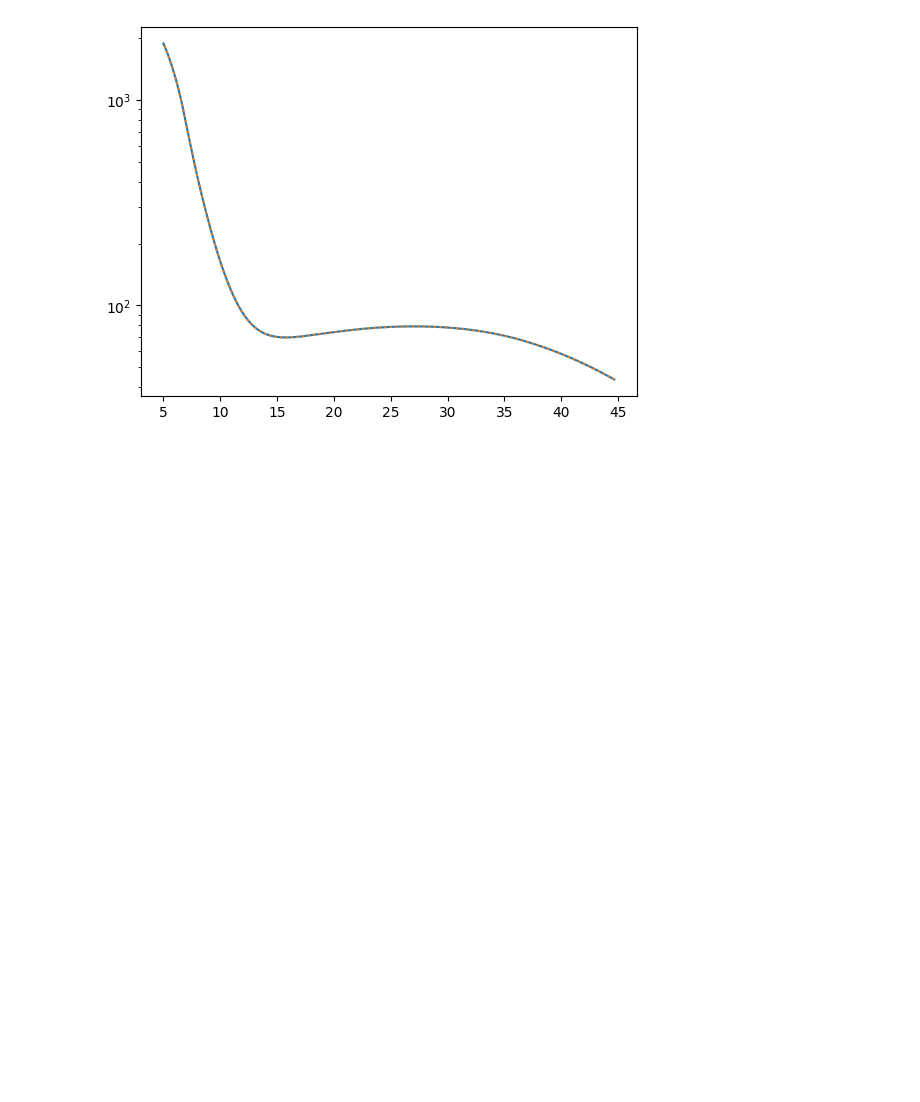
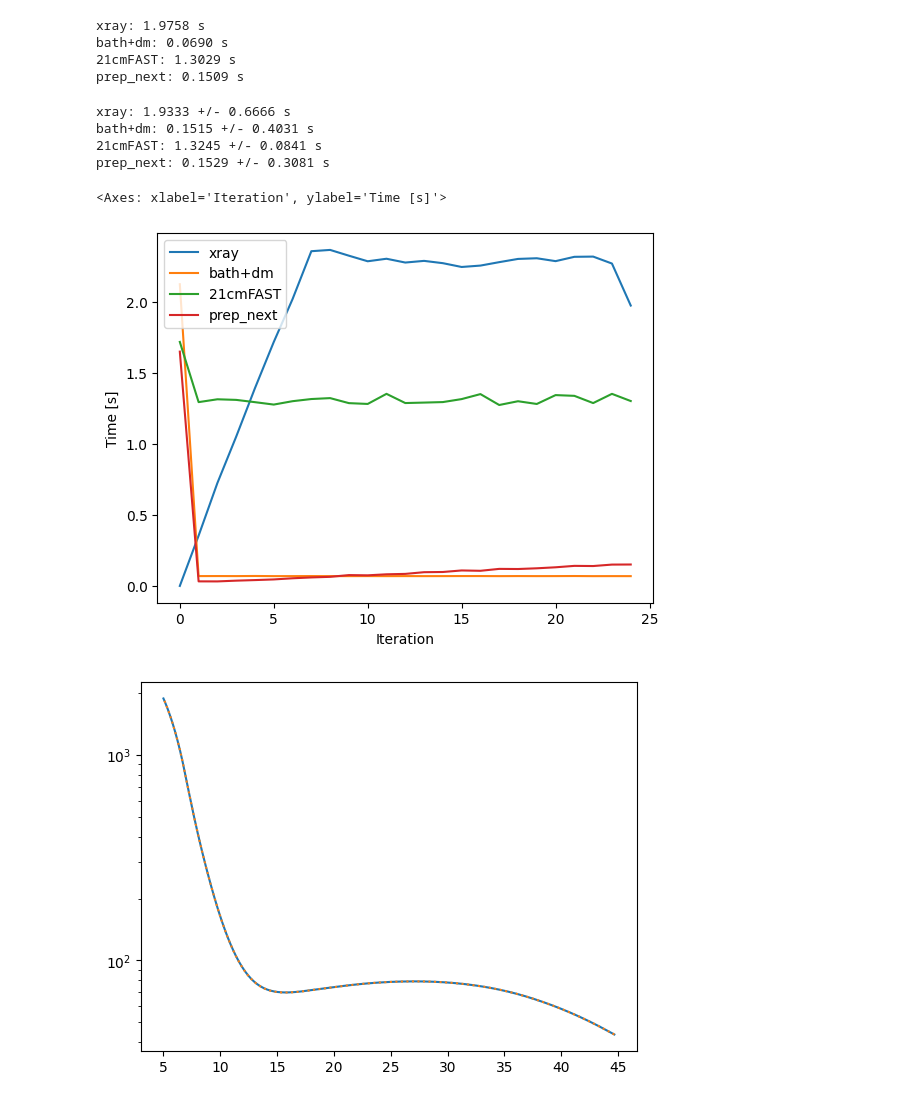
Before and after one commit to yitiansun/DM21cm, a Jupyter notebook: notebooks/10_evolve.ipynb, the cells around one changed output. Cells and saved outputs as stored; diff of their text form; code cells hidden in the pictures; blank space fills up the shorter version.

Commit message:
simple profiler

```diff
--- a/notebooks/10_evolve.ipynb
+++ b/notebooks/10_evolve.ipynb
@@ -11,10 +11,10 @@ sys.path.append("..")
 from dm21cm.dm_params import DMParams
 from dm21cm.evolve import evolve
 # %%
-dd = evolve(
+return_dict = evolve(
     run_name = 'test',
     z_start = 45.,
-    z_end = 5.,
+    z_end = 35.,
     zplusone_step_factor = 1.01,
     dm_params = DMParams(
         mode='swave',
@@ -45,6 +45,5 @@ dd = evolve(
 
     rerun_DH = False,
     clear_cache = False,
-    use_tqdm = False,
-    debug = True,
+    use_tqdm = True,
 )
@@ -51,3 +57,22 @@ dd = evolve(
+# %%
+return_dict['profiler'].print_last()
+# %% [output]
+xray: 1.9758 s
+bath+dm: 0.0690 s
+21cmFAST: 1.3029 s
+prep_next: 0.1509 s
+# %%
+return_dict['profiler'].print_summary()
+# %% [output]
+xray: 1.9333 +/- 0.6666 s
+bath+dm: 0.1515 +/- 0.4031 s
+21cmFAST: 1.3245 +/- 0.0841 s
+prep_next: 0.1529 +/- 0.3081 s
+# %%
+return_dict['profiler'].plot()
+# %% [output]
+<Axes: xlabel='Iteration', ylabel='Time [s]'>
+[figure, added]
 # %%
 import numpy as np
 import pickle
```
Also changed, not shown: parts of 1 cell of this notebook, 3 other files.
